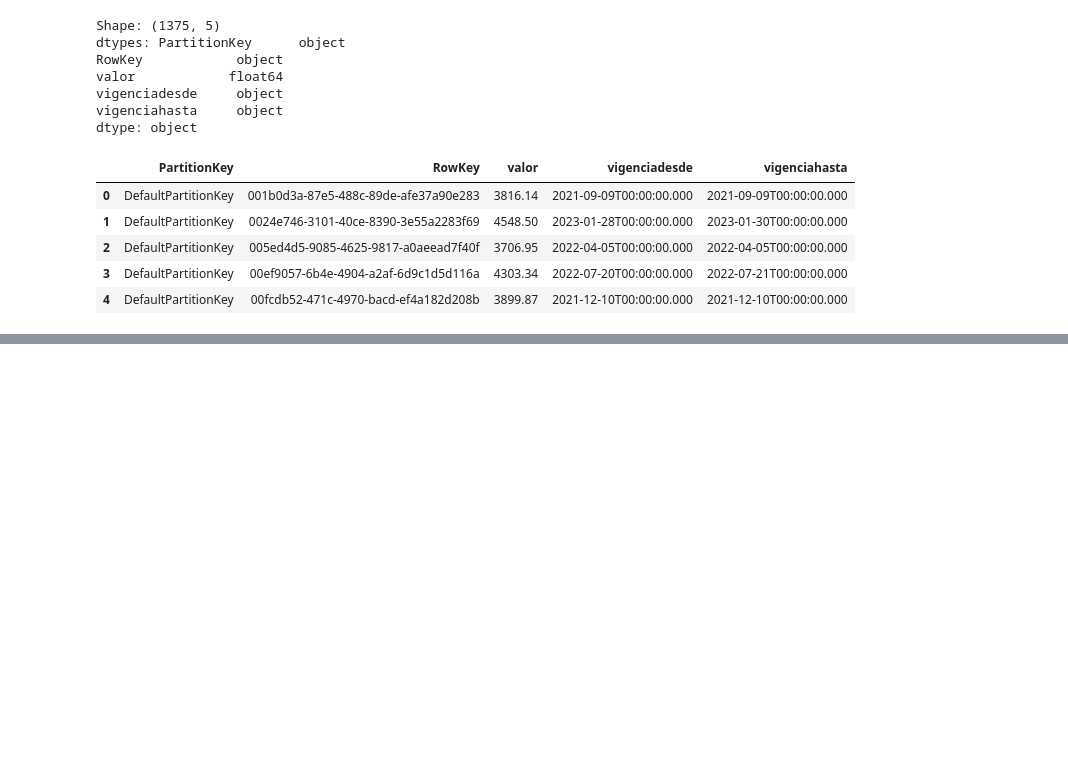
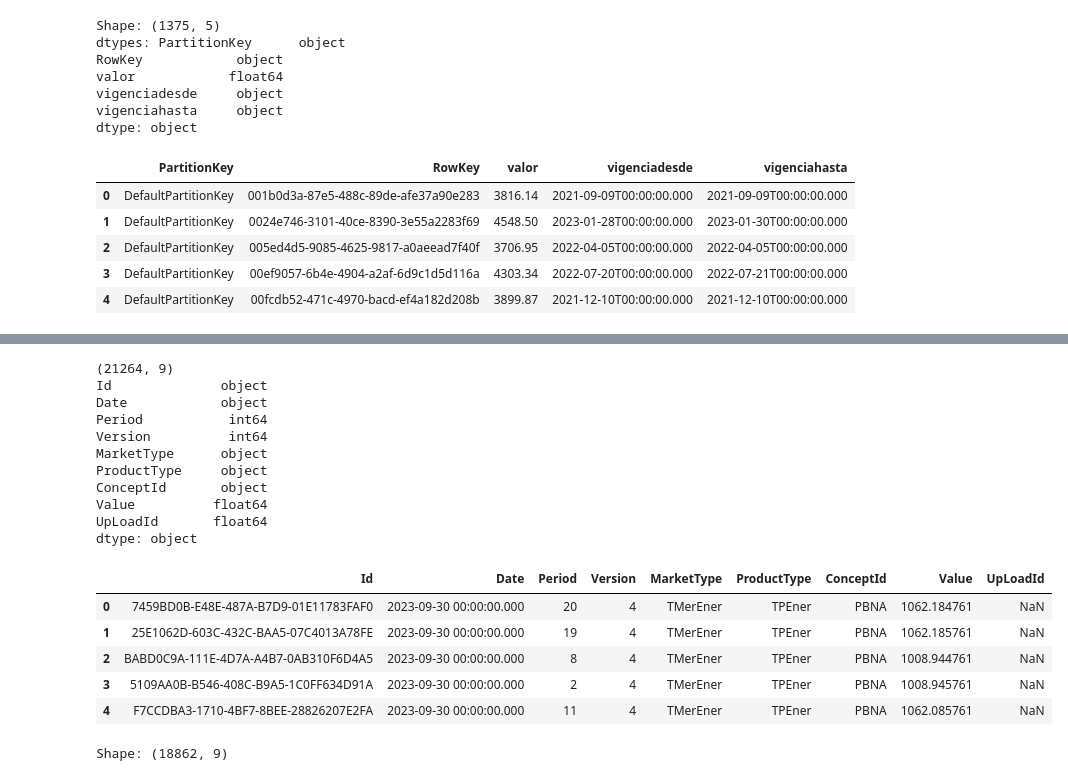
Before and after one commit to maestria-ds-eafit/Proyecto-Integrador-Semestre1, a Jupyter notebook: python-notebooks/ReadEntitiesAzTable.ipynb, the cells around one changed output, grey strips where cells are left out. Cells and saved outputs as stored; diff of their text form; code cells hidden in the pictures; blank space fills up the shorter version.

```diff
--- a/python-notebooks/ReadEntitiesAzTable.ipynb
+++ b/python-notebooks/ReadEntitiesAzTable.ipynb
@@ -84,0 +429,36 @@ df_precipitacion = get_dataframe_from_table_storage_table(
+# %%
+df_precio = pd.read_csv(
+    obtain_content_of_blob(connection_string, container_name, "AireSup-Prices.csv"),
+    delimiter=";",
+    # type={"Id":str,"Date": str,"Period":int,"Version":int,"ProductType":str,
+    #   "ConceptId":str,"ElementId":str,"Value":float,"SourceType":str,"NatureType":str},
+    #   nrows=100000) #Loading only first 100000 rows
+)
+print(df_precio.shape)
+print(df_precio.dtypes)
+df_precio.head()
+# %% [output]
+(21264, 9)
+Id              object
+Date            object
+Period           int64
+Version          int64
+MarketType      object
+ProductType     object
+ConceptId       object
+Value          float64
+UpLoadId       float64
+dtype: object
+|  | Id | Date | Period | Version | MarketType | ProductType | ConceptId | Value | UpLoadId |
+| 0 | 7459BD0B-E48E-487A-B7D9-01E11783FAF0 | 2023-09-30 00:00:00.000 | 20 | 4 | TMerEner | TPEner | PBNA | 1062.184761 | NaN |
+| 1 | 25E1062D-603C-432C-BAA5-07C4013A78FE | 2023-09-30 00:00:00.000 | 19 | 4 | TMerEner | TPEner | PBNA | 1062.185761 | NaN |
+| 2 | BABD0C9A-111E-4D7A-A4B7-0AB310F6D4A5 | 2023-09-30 00:00:00.000 | 8 | 4 | TMerEner | TPEner | PBNA | 1008.944761 | NaN |
+| 3 | 5109AA0B-B546-408C-B9A5-1C0FF634D91A | 2023-09-30 00:00:00.000 | 2 | 4 | TMerEner | TPEner | PBNA | 1008.945761 | NaN |
+| 4 | F7CCDBA3-1710-4BF7-8BEE-28826207E2FA | 2023-09-30 00:00:00.000 | 11 | 4 | TMerEner | TPEner | PBNA | 1062.085761 | NaN |
+# %%
+df_precio_sin_duplicados = df_precio.drop_duplicates(subset=['Date','Period','ProductType','Value'])
+
+# Imprime el DataFrame resultante
+print(f"Shape: {df_precio_sin_duplicados.shape}")
+# %% [output]
+Shape: (18862, 9)
```
Also changed, not shown: parts of 39 cells of this notebook, 4 other files.
